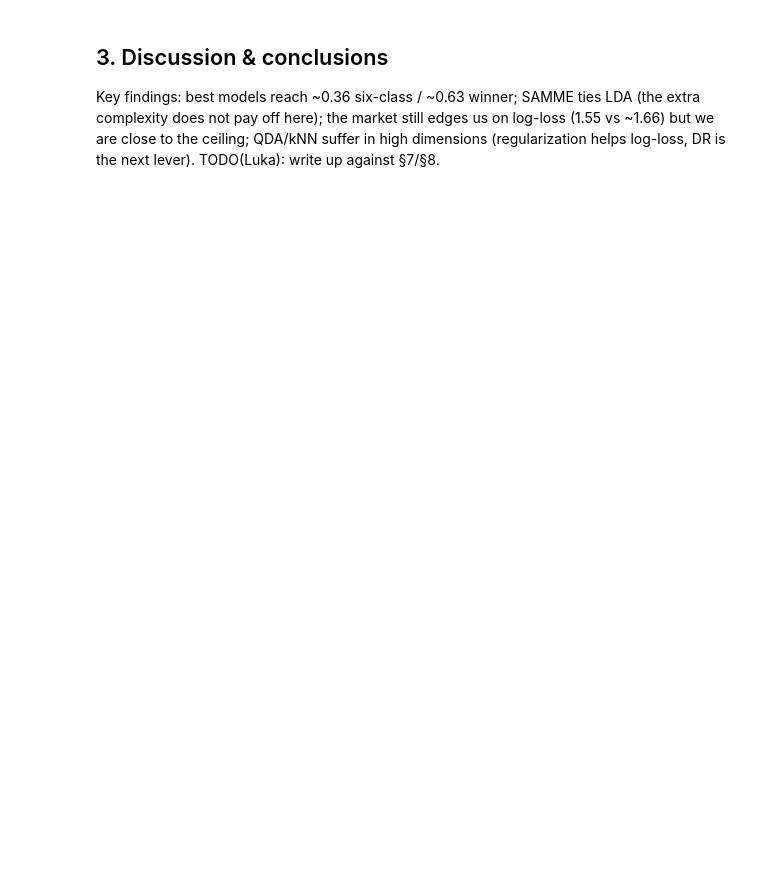
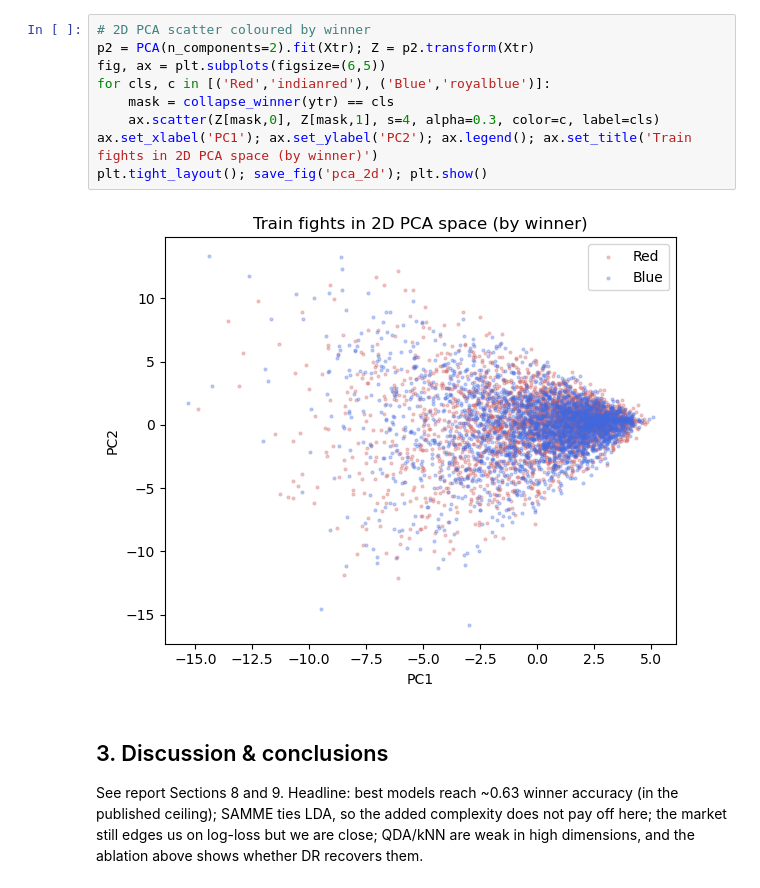
Before and after one commit to lcubrilo/PRML-Projekat, a Jupyter notebook: notebooks/04_results.ipynb, the cells around one changed output. Drawn from its saved outputs; the diff is of its cells as text; blank space fills up the shorter version.

```diff
--- a/notebooks/04_results.ipynb
+++ b/notebooks/04_results.ipynb
@@ -55,3 +83,14 @@ plt.tight_layout(); save_fig('model_comparison'); plt.show()
+# %%
+# 2D PCA scatter coloured by winner
+p2 = PCA(n_components=2).fit(Xtr); Z = p2.transform(Xtr)
+fig, ax = plt.subplots(figsize=(6,5))
+for cls, c in [('Red','indianred'), ('Blue','royalblue')]:
+    mask = collapse_winner(ytr) == cls
+    ax.scatter(Z[mask,0], Z[mask,1], s=4, alpha=0.3, color=c, label=cls)
+ax.set_xlabel('PC1'); ax.set_ylabel('PC2'); ax.legend(); ax.set_title('Train fights in 2D PCA space (by winner)')
+plt.tight_layout(); save_fig('pca_2d'); plt.show()
+# %% [output]
+[figure, added]
 # %% [markdown]
 ## 3. Discussion & conclusions
-Key findings: best models reach ~0.36 six-class / ~0.63 winner; SAMME ties LDA (the extra complexity does not pay off here); the market still edges us on log-loss (1.55 vs ~1.66) but we are close to the ceiling; QDA/kNN suffer in high dimensions (regularization helps log-loss, DR is the next lever). TODO(Luka): write up against §7/§8.
+See report Sections 8 and 9. Headline: best models reach ~0.63 winner accuracy (in the published ceiling); SAMME ties LDA, so the added complexity does not pay off here; the market still edges us on log-loss but we are close; QDA/kNN are weak in high dimensions, and the ablation above shows whether DR recovers them.
```
Also changed, not shown: parts of 9 cells of this notebook, 7 other files.
